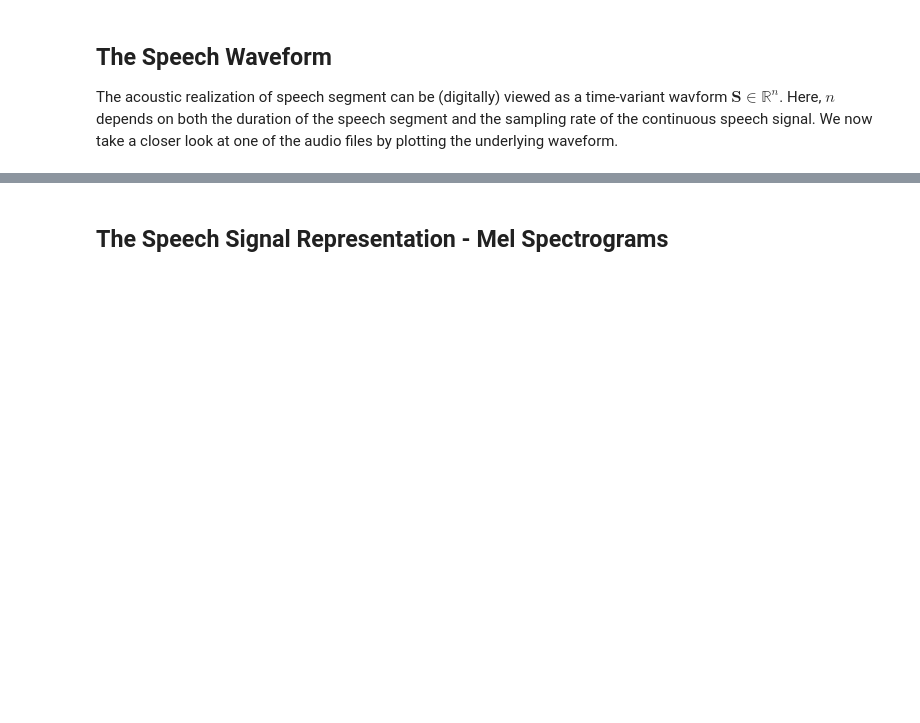
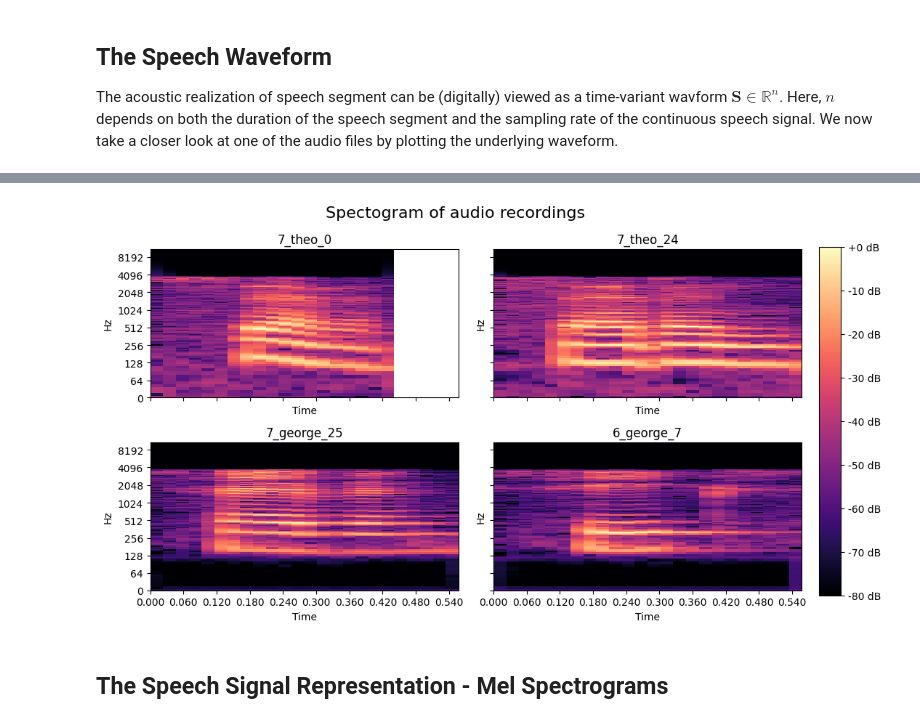
Before and after one commit to Thunfischpirat/SpokenDigits, a Jupyter notebook: DataExploration.ipynb, the cells around one changed output, grey strips where cells are left out. Saved outputs shown, nothing was run; the diff lists cells and outputs as text; code cells hidden in the pictures; blank space fills up the shorter version.

```diff
--- a/DataExploration.ipynb
+++ b/DataExploration.ipynb
@@ -85,3 +94,24 @@ Duration of sample in milliseconds: 428.5
+# %%
+n=2
+m=2
+fig, axes = plt.subplots(nrows=n, ncols=m, figsize=(10, 6), sharex=True, sharey=True, layout="tight")
+
+specs = []
+for audio, sr in samples_audio:
+    spec = np.abs(librosa.stft(audio))
+    spec_to_db = librosa.amplitude_to_db(spec, ref=np.max)
+    specs.append((spec_to_db, sr))
+
+for i, (spec, sr) in enumerate(specs):
+    img = librosa.display.specshow(spec, sr=sr, x_axis='time', y_axis='log', ax=axes[i//n, i%m])
+    axes[i//n, i%m].set_title(sample_names[i])
+
+cax = plt.axes([1, 0.085, 0.03, 0.8])
+plt.colorbar(img, cax=cax, format='%+2.0f dB')
+plt.suptitle("Spectogram of audio recordings", fontsize=16)
+plt.show()
+# %% [output]
+[figure, added]
 # %% [markdown]
 ## The Speech Signal Representation - Mel Spectrograms
 # %% [markdown]
```
Also changed, not shown: parts of 10 cells of this notebook.
